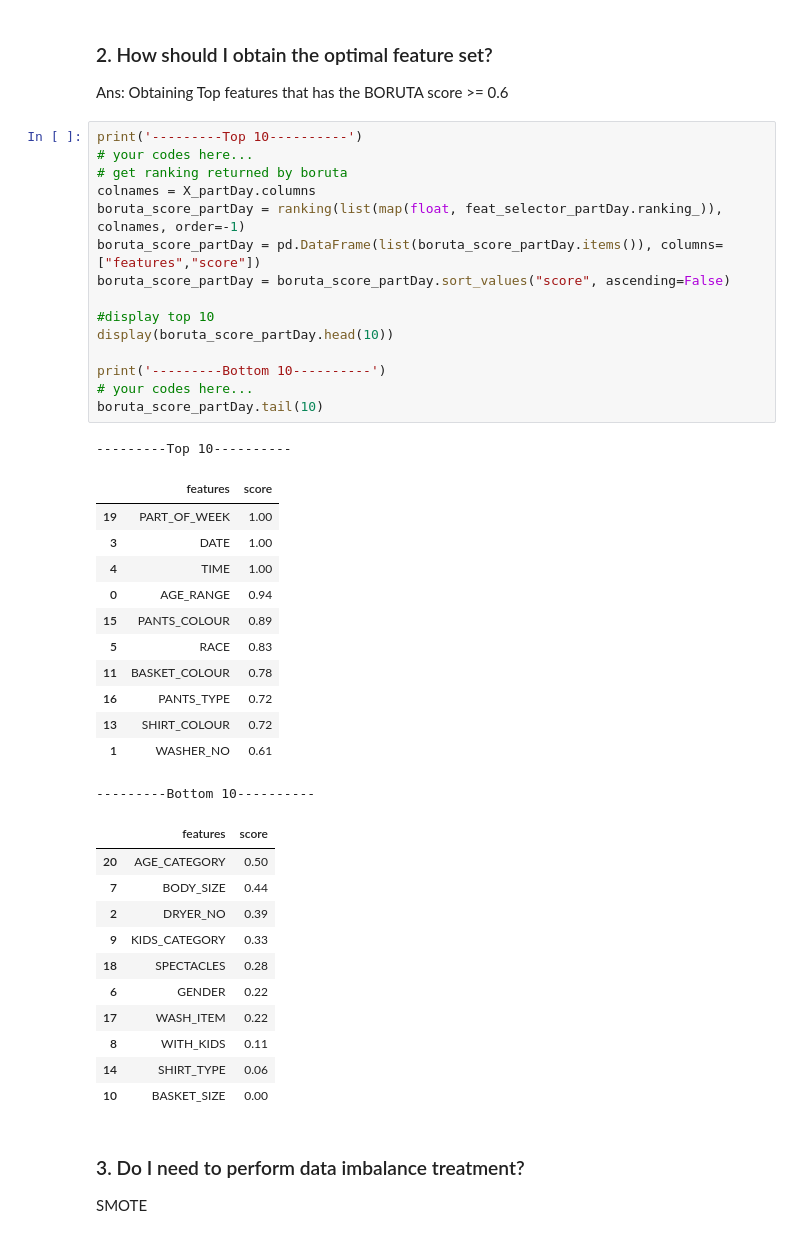
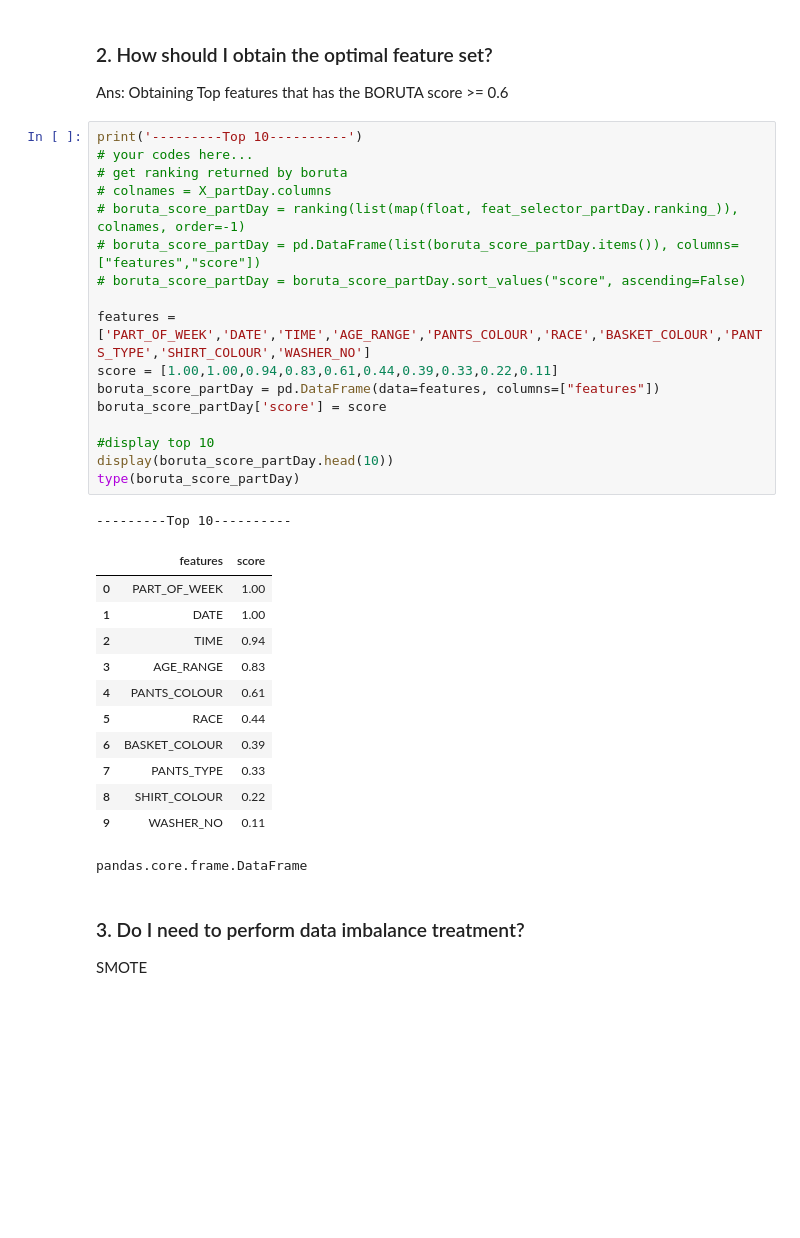
Before and after one commit to mzamfirdaus/dataminingproject, a Jupyter notebook: datapreprocessing.ipynb, the cells around one changed output. Saved outputs shown, nothing was run; the diff lists cells and outputs as text; blank space fills up the shorter version.

```diff
--- a/datapreprocessing.ipynb
+++ b/datapreprocessing.ipynb
@@ -1004,43 +1099,34 @@ Ans: Obtaining Top features that has the BORUTA score >= 0.6
 # %%
 print('---------Top 10----------')
 # your codes here...
 # get ranking returned by boruta
-colnames = X_partDay.columns
-boruta_score_partDay = ranking(list(map(float, feat_selector_partDay.ranking_)), colnames, order=-1)
-boruta_score_partDay = pd.DataFrame(list(boruta_score_partDay.items()), columns=["features","score"])
-boruta_score_partDay = boruta_score_partDay.sort_values("score", ascending=False)
+# colnames = X_partDay.columns
+# boruta_score_partDay = ranking(list(map(float, feat_selector_partDay.ranking_)), colnames, order=-1)
+# boruta_score_partDay = pd.DataFrame(list(boruta_score_partDay.items()), columns=["features","score"])
+# boruta_score_partDay = boruta_score_partDay.sort_values("score", ascending=False)
+
+features = ['PART_OF_WEEK','DATE','TIME','AGE_RANGE','PANTS_COLOUR','RACE','BASKET_COLOUR','PANTS_TYPE','SHIRT_COLOUR','WASHER_NO']
+score = [1.00,1.00,0.94,0.83,0.61,0.44,0.39,0.33,0.22,0.11]
+boruta_score_partDay = pd.DataFrame(data=features, columns=["features"])
+boruta_score_partDay['score'] = score
 
 #display top 10
 display(boruta_score_partDay.head(10))
-
-print('---------Bottom 10----------')
-# your codes here...
-boruta_score_partDay.tail(10)
+type(boruta_score_partDay)
 # %% [output]
 ---------Top 10----------
 |  | features | score |
-| 19 | PART_OF_WEEK | 1.00 |
-| 3 | DATE | 1.00 |
-| 4 | TIME | 1.00 |
-| 0 | AGE_RANGE | 0.94 |
-| 15 | PANTS_COLOUR | 0.89 |
-| 5 | RACE | 0.83 |
-| 11 | BASKET_COLOUR | 0.78 |
-| 16 | PANTS_TYPE | 0.72 |
-| 13 | SHIRT_COLOUR | 0.72 |
-| 1 | WASHER_NO | 0.61 |
+| 0 | PART_OF_WEEK | 1.00 |
+| 1 | DATE | 1.00 |
+| 2 | TIME | 0.94 |
+| 3 | AGE_RANGE | 0.83 |
+| 4 | PANTS_COLOUR | 0.61 |
+| 5 | RACE | 0.44 |
+| 6 | BASKET_COLOUR | 0.39 |
+| 7 | PANTS_TYPE | 0.33 |
+| 8 | SHIRT_COLOUR | 0.22 |
+| 9 | WASHER_NO | 0.11 |
----------Bottom 10----------
+pandas.core.frame.DataFrame
-|  | features | score |
-| 20 | AGE_CATEGORY | 0.50 |
-| 7 | BODY_SIZE | 0.44 |
-| 2 | DRYER_NO | 0.39 |
-| 9 | KIDS_CATEGORY | 0.33 |
-| 18 | SPECTACLES | 0.28 |
-| 6 | GENDER | 0.22 |
-| 17 | WASH_ITEM | 0.22 |
-| 8 | WITH_KIDS | 0.11 |
-| 14 | SHIRT_TYPE | 0.06 |
-| 10 | BASKET_SIZE | 0.00 |
 # %% [markdown]
 ### 3. Do I need to perform data imbalance treatment?
 SMOTE
```
Also changed, not shown: parts of 22 cells of this notebook.
